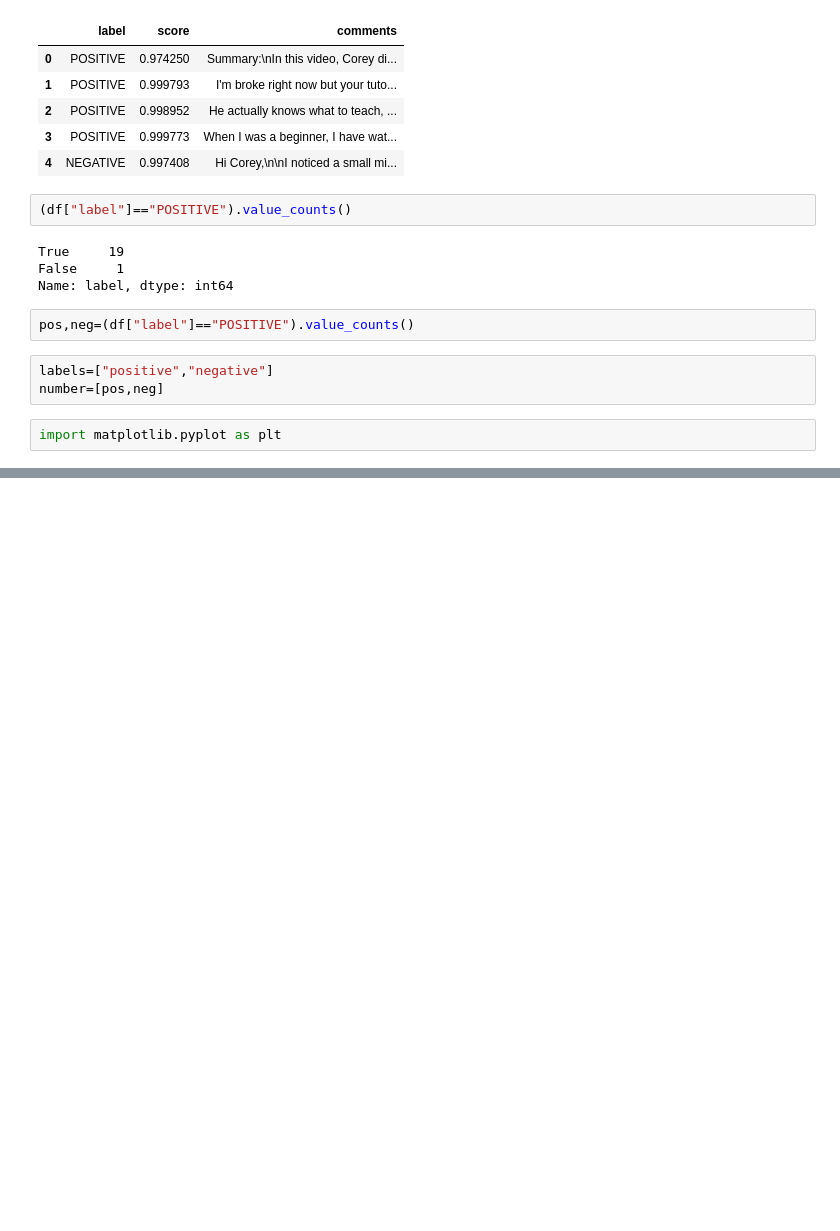
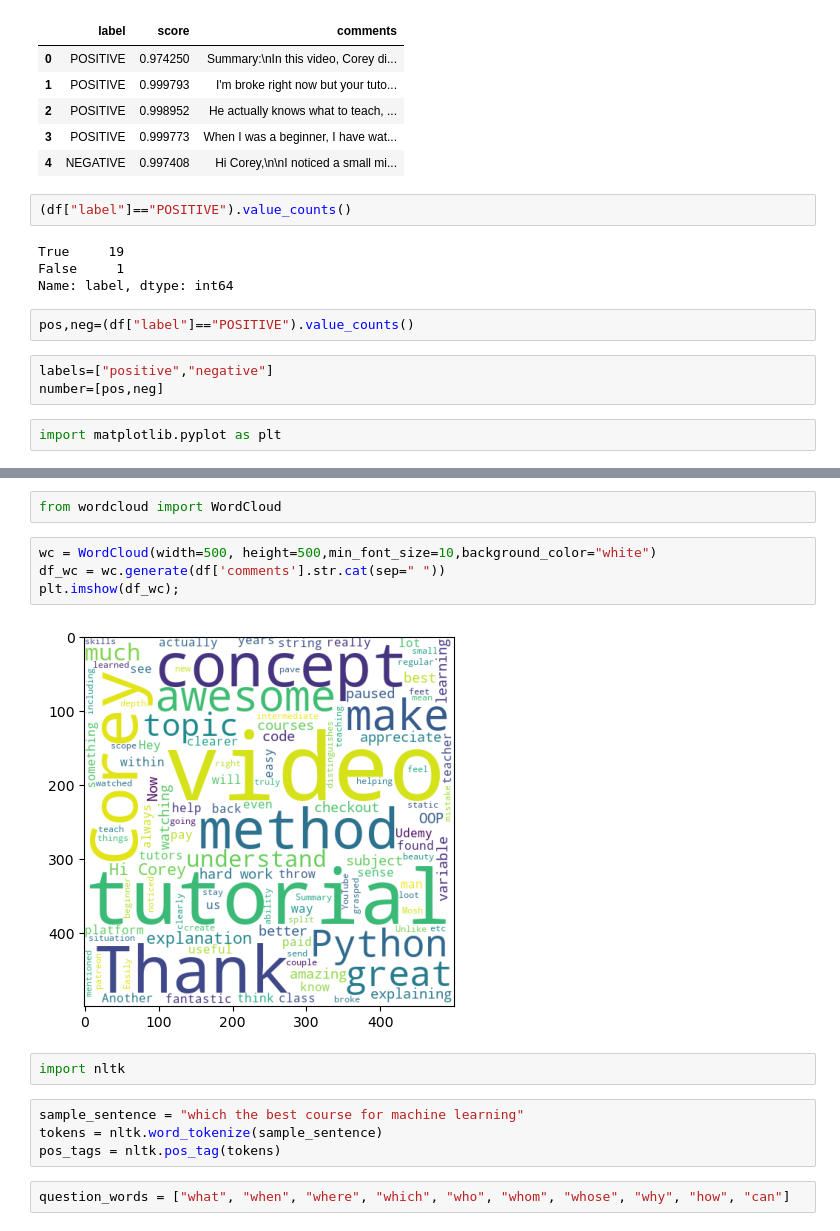
Before and after one commit to pranavvp16/YT_comment_analysis, a Jupyter notebook: EDA_nb.ipynb, the cells around one changed output, grey strips where cells are left out. Saved outputs shown, nothing was run; the diff lists cells and outputs as text; blank space fills up the shorter version.

```diff
--- a/EDA_nb.ipynb
+++ b/EDA_nb.ipynb
@@ -115,0 +53,16 @@ plt.bar(labels,number)
+# %%
+from wordcloud import WordCloud
+# %%
+wc = WordCloud(width=500, height=500,min_font_size=10,background_color="white")
+df_wc = wc.generate(df['comments'].str.cat(sep=" "))
+plt.imshow(df_wc);
+# %% [output]
+[figure, added]
+# %%
+import nltk
+# %%
+sample_sentence = "which the best course for machine learning"
+tokens = nltk.word_tokenize(sample_sentence)
+pos_tags = nltk.pos_tag(tokens)
+# %%
+question_words = ["what", "when", "where", "which", "who", "whom", "whose", "why", "how", "can"]
```
Also changed, not shown: parts of 8 cells of this notebook, 5 other files.
